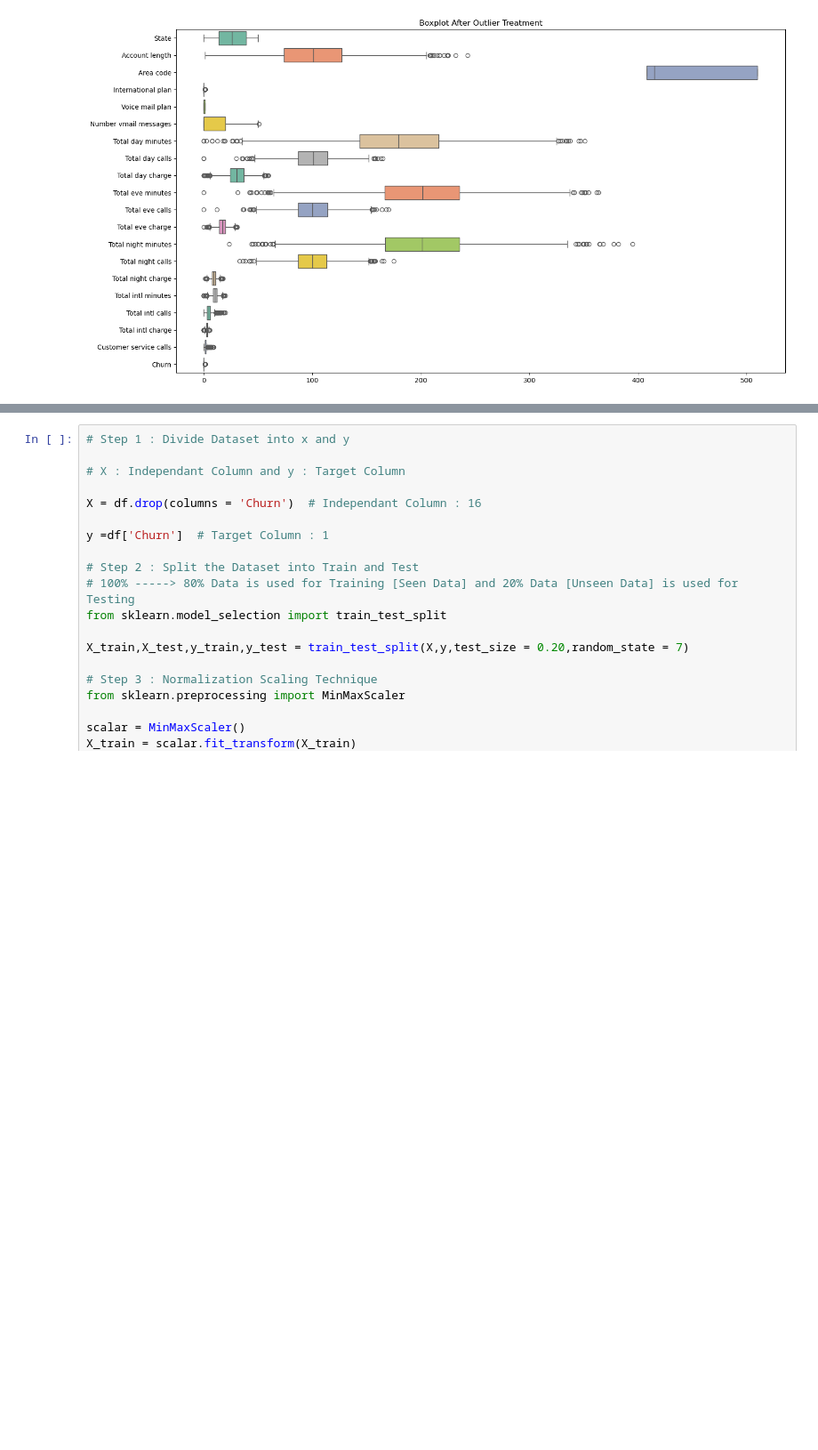
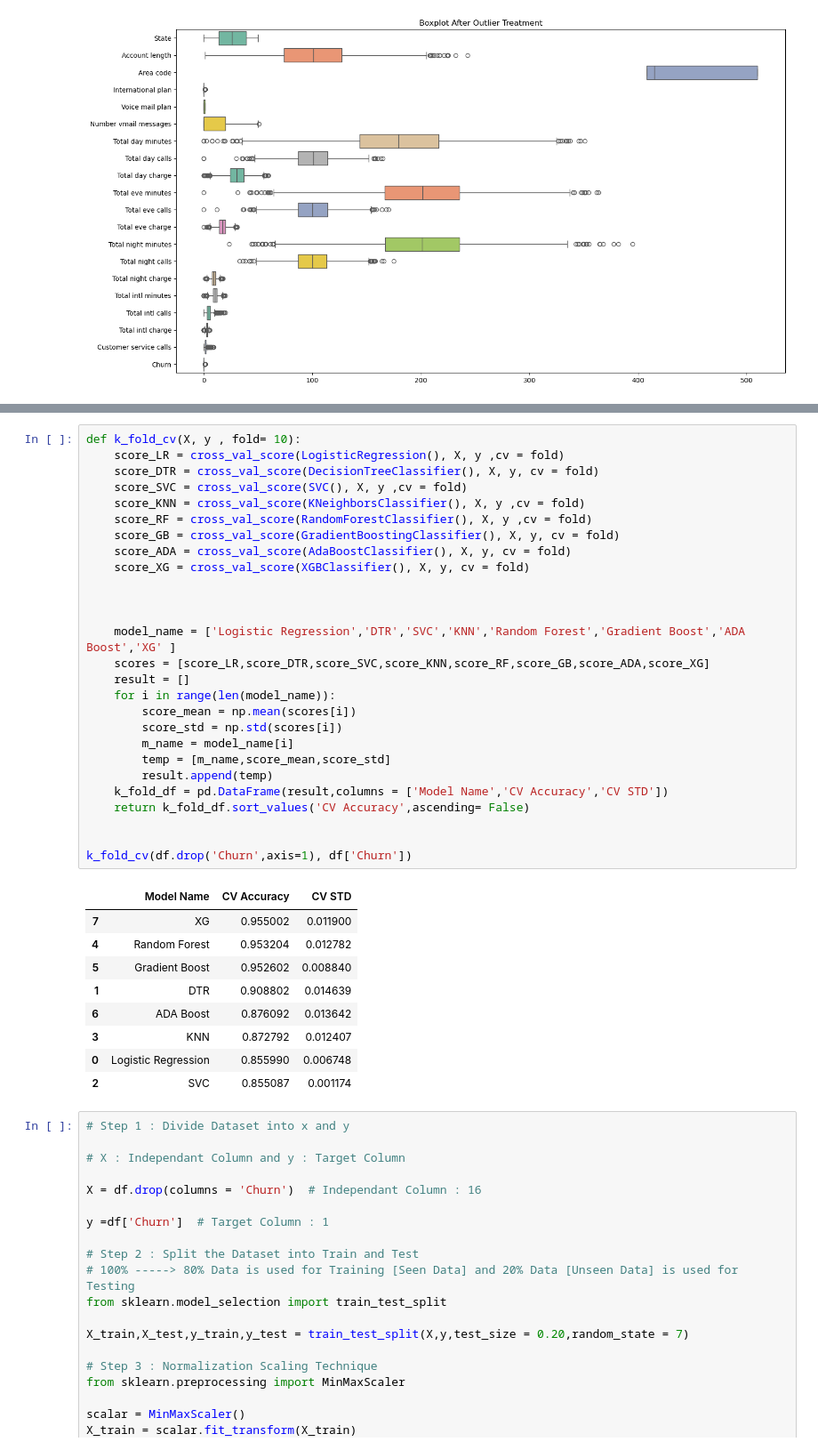
Before and after one commit to mukeshmagar543/Telecom-Churn-Dataset, a Jupyter notebook: Model.ipynb, the cells around one changed output, grey strips where cells are left out. Shown at 89% size. Cells and saved outputs as stored; diff of their text form; blank space fills up the shorter version.

Commit message:
Model Building Completed

```diff
--- a/Model.ipynb
+++ b/Model.ipynb
@@ -215,3 +374,40 @@ plt.show()
+# %%
+def k_fold_cv(X, y , fold= 10):
+    score_LR = cross_val_score(LogisticRegression(), X, y ,cv = fold)
+    score_DTR = cross_val_score(DecisionTreeClassifier(), X, y, cv = fold)
+    score_SVC = cross_val_score(SVC(), X, y ,cv = fold)
+    score_KNN = cross_val_score(KNeighborsClassifier(), X, y ,cv = fold)
+    score_RF = cross_val_score(RandomForestClassifier(), X, y ,cv = fold)
+    score_GB = cross_val_score(GradientBoostingClassifier(), X, y, cv = fold)
+    score_ADA = cross_val_score(AdaBoostClassifier(), X, y, cv = fold)
+    score_XG = cross_val_score(XGBClassifier(), X, y, cv = fold)
+
+
+
+    model_name = ['Logistic Regression','DTR','SVC','KNN','Random Forest','Gradient Boost','ADA Boost','XG' ]
+    scores = [score_LR,score_DTR,score_SVC,score_KNN,score_RF,score_GB,score_ADA,score_XG]
+    result = []
+    for i in range(len(model_name)):
+        score_mean = np.mean(scores[i])
+        score_std = np.std(scores[i])
+        m_name = model_name[i]
+        temp = [m_name,score_mean,score_std]
+        result.append(temp)
+    k_fold_df = pd.DataFrame(result,columns = ['Model Name','CV Accuracy','CV STD'])
+    return k_fold_df.sort_values('CV Accuracy',ascending= False)
+
+
+k_fold_cv(df.drop('Churn',axis=1), df['Churn'])
+# %% [output]
+|  | Model Name | CV Accuracy | CV STD |
+| 7 | XG | 0.955002 | 0.011900 |
+| 4 | Random Forest | 0.953204 | 0.012782 |
+| 5 | Gradient Boost | 0.952602 | 0.008840 |
+| 1 | DTR | 0.908802 | 0.014639 |
+| 6 | ADA Boost | 0.876092 | 0.013642 |
+| 3 | KNN | 0.872792 | 0.012407 |
+| 0 | Logistic Regression | 0.855990 | 0.006748 |
+| 2 | SVC | 0.855087 | 0.001174 |
 # %%
 # Step 1 : Divide Dataset into x and y
 
```
Also changed, not shown: parts of 17 cells of this notebook, 13 other files.
